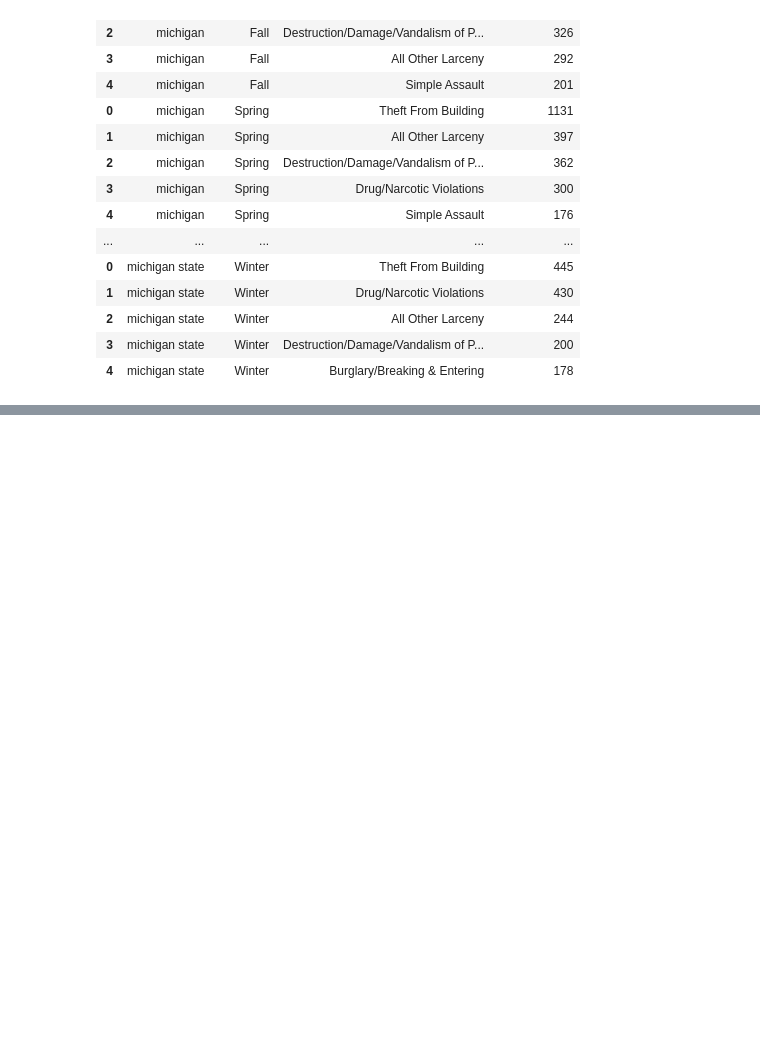
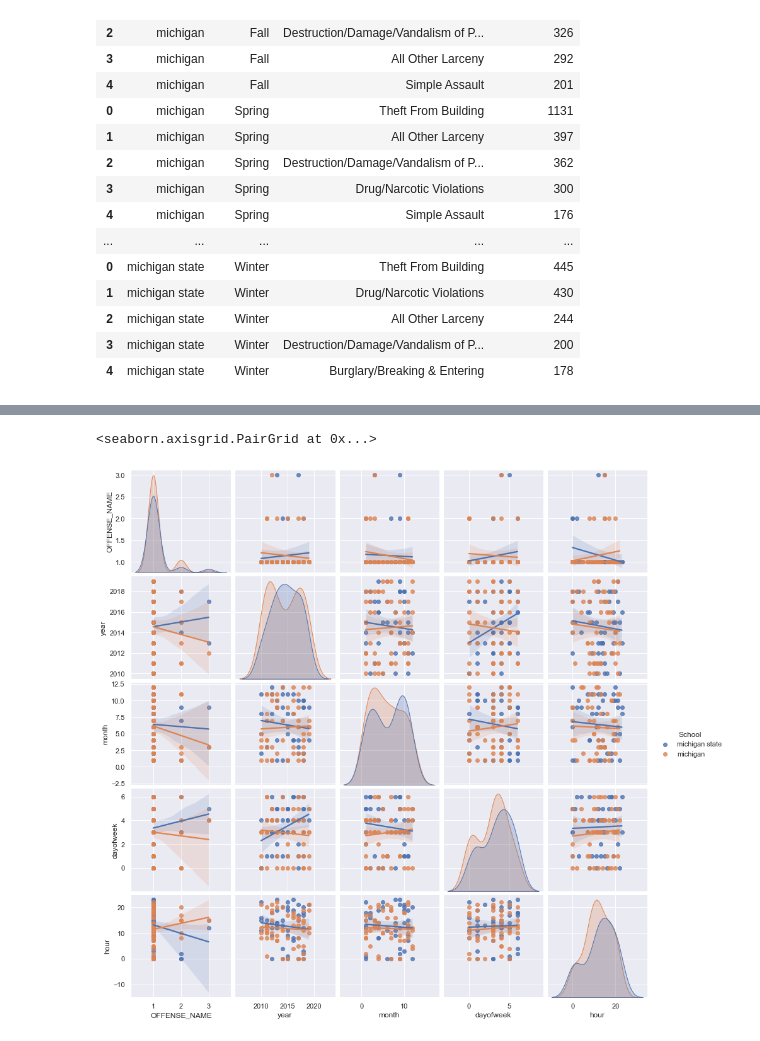
Before and after one commit to djboudia/milestone, a Jupyter notebook: 03_notebooks/Incidents_Baseline.ipynb, the cells around one changed output, grey strips where cells are left out. Cells and saved outputs as stored; diff of their text form; code cells hidden in the pictures; blank space fills up the shorter version.

```diff
--- a/03_notebooks/Incidents_Baseline.ipynb
+++ b/03_notebooks/Incidents_Baseline.ipynb
@@ -404,0 +433,7 @@ grp_off.columns = ['AGENCY_ID','Day','NAME','count','mean','std','min','25%','50
+# %%
+grps = offs.groupby(['School','INCIDENT_DATE'])[['OFFENSE_NAME']].count().reset_index()
+# %%
+grps['year'] = grps.INCIDENT_DATE.dt.year
+grps['month'] = grps.INCIDENT_DATE.dt.month
+grps['dayofweek'] = grps.INCIDENT_DATE.dt.day_of_week
+grps['hour'] = grps.INCIDENT_DATE.dt.hour
@@ -404,0 +456,5 @@ grp_off.columns = ['AGENCY_ID','Day','NAME','count','mean','std','min','25%','50
+# %%
+sns.pairplot(grps.sample(100,random_state=0),kind='reg',hue='School')
+# %% [output]
+<seaborn.axisgrid.PairGrid at 0x...>
+[figure, added]
```
Also changed, not shown: parts of 9 cells of this notebook, 5 other files.
